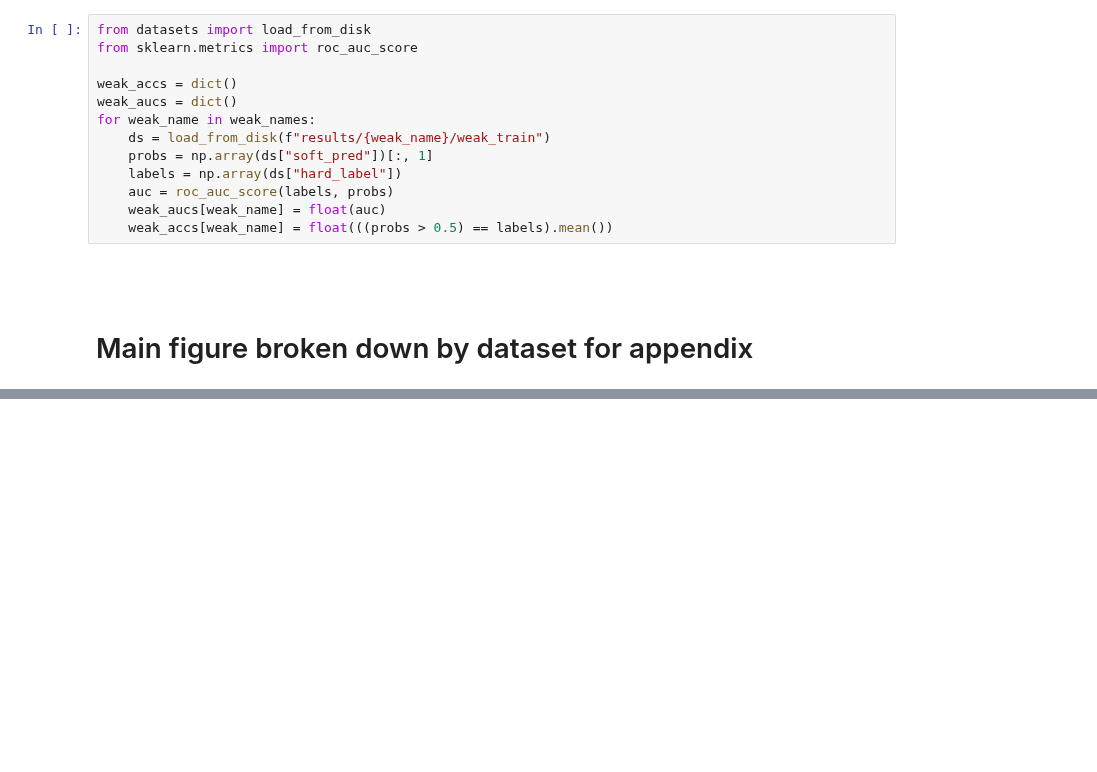
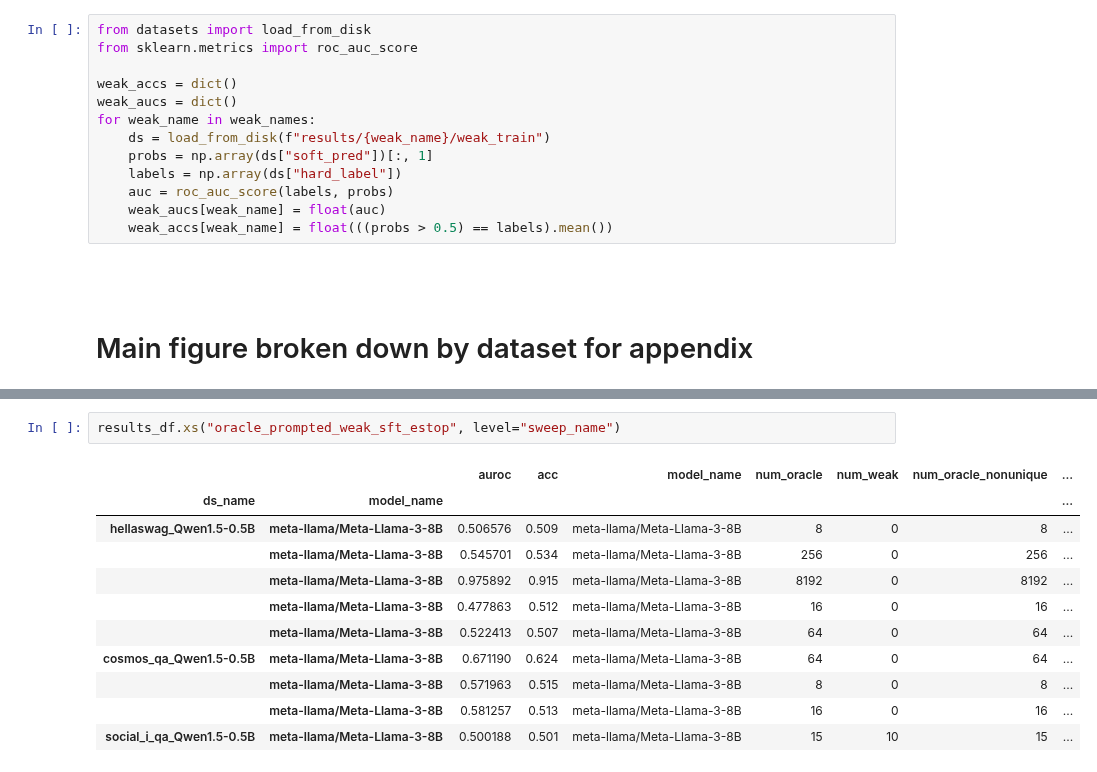
Before and after one commit to EleutherAI/scalable-elicitation, a Jupyter notebook: figures.ipynb, the cells around one changed output, grey strips where cells are left out. Cells and saved outputs as stored; diff of their text form; blank space fills up the shorter version.

```diff
--- a/figures.ipynb
+++ b/figures.ipynb
@@ -204,2 +262,16 @@ results_df.xs("weak_prompted_oracle_sft_estop", level="sweep_name")
 |  | meta-llama/Meta-Llama-3-8B | 0.488639 | 0.498 | meta-llama/Meta-Llama-3-8B | 8 | 0 | 8 | ... |
 |  | meta-llama/Meta-Llama-3-8B | 0.691529 | 0.642 | meta-llama/Meta-Llama-3-8B | 256 | 0 | 256 | ... |
+# %%
+results_df.xs("oracle_prompted_weak_sft_estop", level="sweep_name")
+# %% [output]
+|  |  | auroc | acc | model_name | num_oracle | num_weak | num_oracle_nonunique | ... |
+| ds_name | model_name |  |  |  |  |  |  | ... |
+| hellaswag_Qwen1.5-0.5B | meta-llama/Meta-Llama-3-8B | 0.506576 | 0.509 | meta-llama/Meta-Llama-3-8B | 8 | 0 | 8 | ... |
+|  | meta-llama/Meta-Llama-3-8B | 0.545701 | 0.534 | meta-llama/Meta-Llama-3-8B | 256 | 0 | 256 | ... |
+|  | meta-llama/Meta-Llama-3-8B | 0.975892 | 0.915 | meta-llama/Meta-Llama-3-8B | 8192 | 0 | 8192 | ... |
+|  | meta-llama/Meta-Llama-3-8B | 0.477863 | 0.512 | meta-llama/Meta-Llama-3-8B | 16 | 0 | 16 | ... |
+|  | meta-llama/Meta-Llama-3-8B | 0.522413 | 0.507 | meta-llama/Meta-Llama-3-8B | 64 | 0 | 64 | ... |
+| cosmos_qa_Qwen1.5-0.5B | meta-llama/Meta-Llama-3-8B | 0.671190 | 0.624 | meta-llama/Meta-Llama-3-8B | 64 | 0 | 64 | ... |
+|  | meta-llama/Meta-Llama-3-8B | 0.571963 | 0.515 | meta-llama/Meta-Llama-3-8B | 8 | 0 | 8 | ... |
+|  | meta-llama/Meta-Llama-3-8B | 0.581257 | 0.513 | meta-llama/Meta-Llama-3-8B | 16 | 0 | 16 | ... |
+| social_i_qa_Qwen1.5-0.5B | meta-llama/Meta-Llama-3-8B | 0.500188 | 0.501 | meta-llama/Meta-Llama-3-8B | 15 | 10 | 15 | ... |
```
Also changed, not shown: parts of 5 cells of this notebook, 5 other files.
